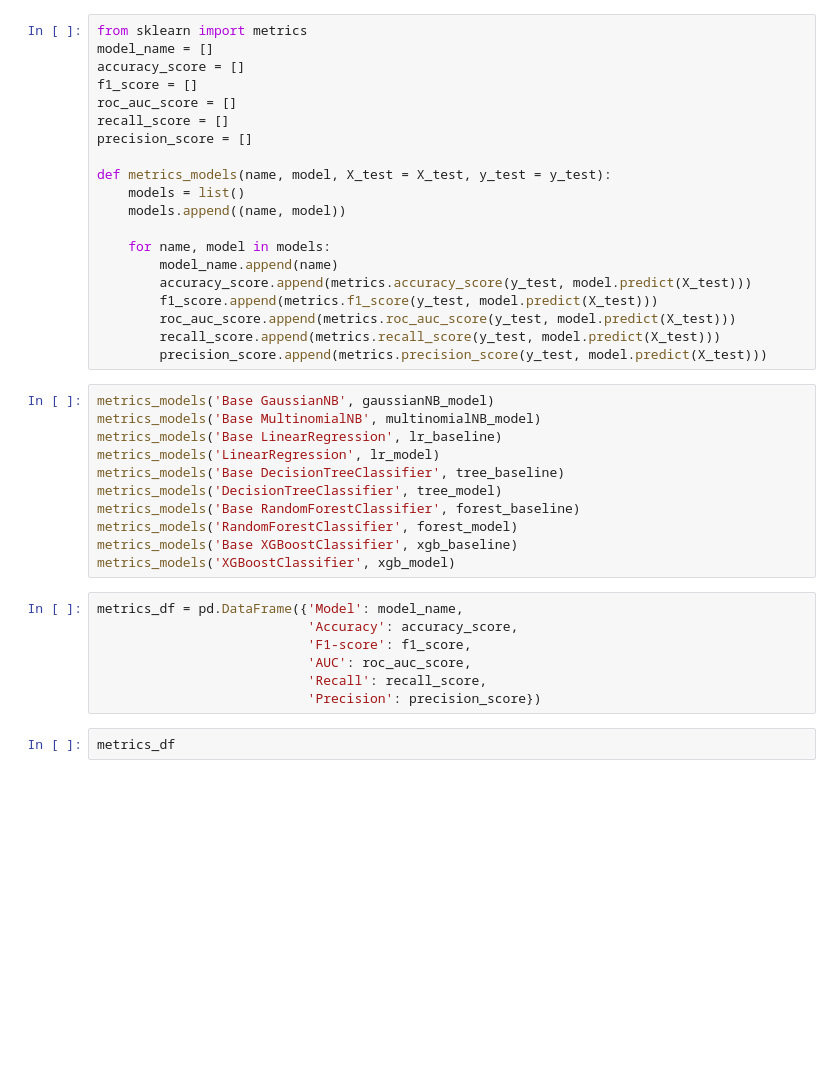
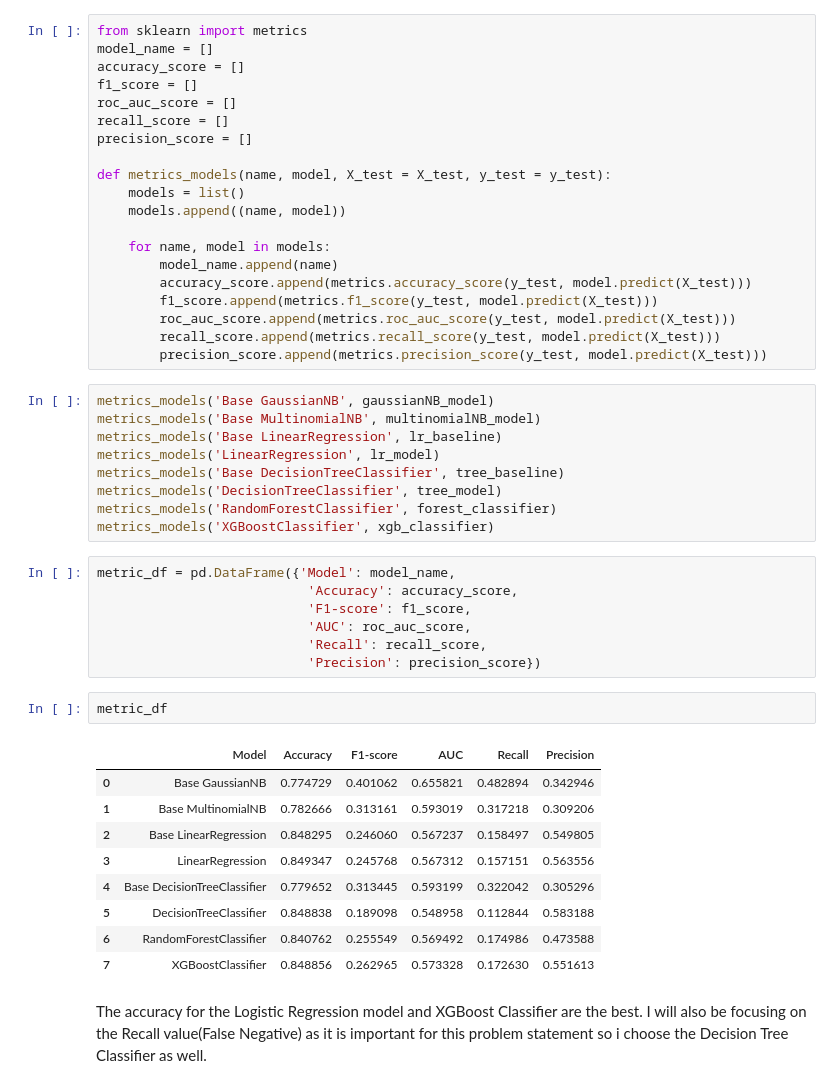
Before and after one commit to shrush2107/Diabetes_Prediction_Using_BRFSS_Data, a Jupyter notebook: diabetes_modeling.ipynb, the cells around one changed output. Cells and saved outputs as stored; diff of their text form; blank space fills up the shorter version.

```diff
--- a/diabetes_modeling.ipynb
+++ b/diabetes_modeling.ipynb
@@ -267,16 +427,26 @@ metrics_models('Base LinearRegression', lr_baseline)
 metrics_models('LinearRegression', lr_model)
 metrics_models('Base DecisionTreeClassifier', tree_baseline)
 metrics_models('DecisionTreeClassifier', tree_model)
-metrics_models('Base RandomForestClassifier', forest_baseline)
-metrics_models('RandomForestClassifier', forest_model)
-metrics_models('Base XGBoostClassifier', xgb_baseline)
-metrics_models('XGBoostClassifier', xgb_model)
+metrics_models('RandomForestClassifier', forest_classifier)
+metrics_models('XGBoostClassifier', xgb_classifier)
 # %%
-metrics_df = pd.DataFrame({'Model': model_name,
+metric_df = pd.DataFrame({'Model': model_name,
                            'Accuracy': accuracy_score,
                            'F1-score': f1_score,
                            'AUC': roc_auc_score,
                            'Recall': recall_score,
                            'Precision': precision_score})
 # %%
-metrics_df
+metric_df
+# %% [output]
+|  | Model | Accuracy | F1-score | AUC | Recall | Precision |
+| 0 | Base GaussianNB | 0.774729 | 0.401062 | 0.655821 | 0.482894 | 0.342946 |
+| 1 | Base MultinomialNB | 0.782666 | 0.313161 | 0.593019 | 0.317218 | 0.309206 |
+| 2 | Base LinearRegression | 0.848295 | 0.246060 | 0.567237 | 0.158497 | 0.549805 |
+| 3 | LinearRegression | 0.849347 | 0.245768 | 0.567312 | 0.157151 | 0.563556 |
+| 4 | Base DecisionTreeClassifier | 0.779652 | 0.313445 | 0.593199 | 0.322042 | 0.305296 |
+| 5 | DecisionTreeClassifier | 0.848838 | 0.189098 | 0.548958 | 0.112844 | 0.583188 |
+| 6 | RandomForestClassifier | 0.840762 | 0.255549 | 0.569492 | 0.174986 | 0.473588 |
+| 7 | XGBoostClassifier | 0.848856 | 0.262965 | 0.573328 | 0.172630 | 0.551613 |
+# %% [markdown]
+The accuracy for the Logistic Regression model and XGBoost Classifier are the best. I will also be focusing on the Recall value(False Negative) as it is important for this problem statement so i choose the Decision Tree Classifier as well.
```
Also changed, not shown: parts of 34 cells of this notebook.
